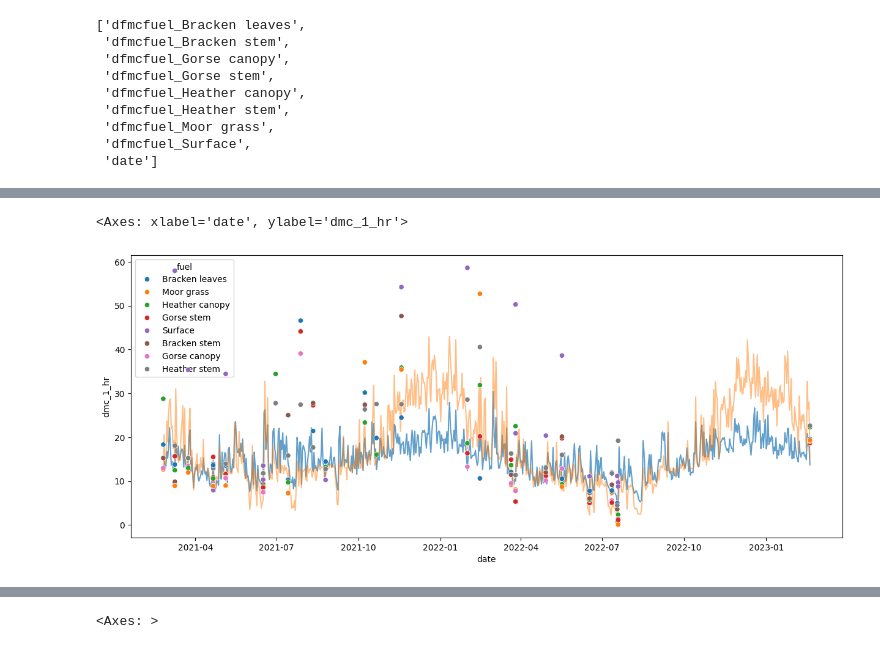
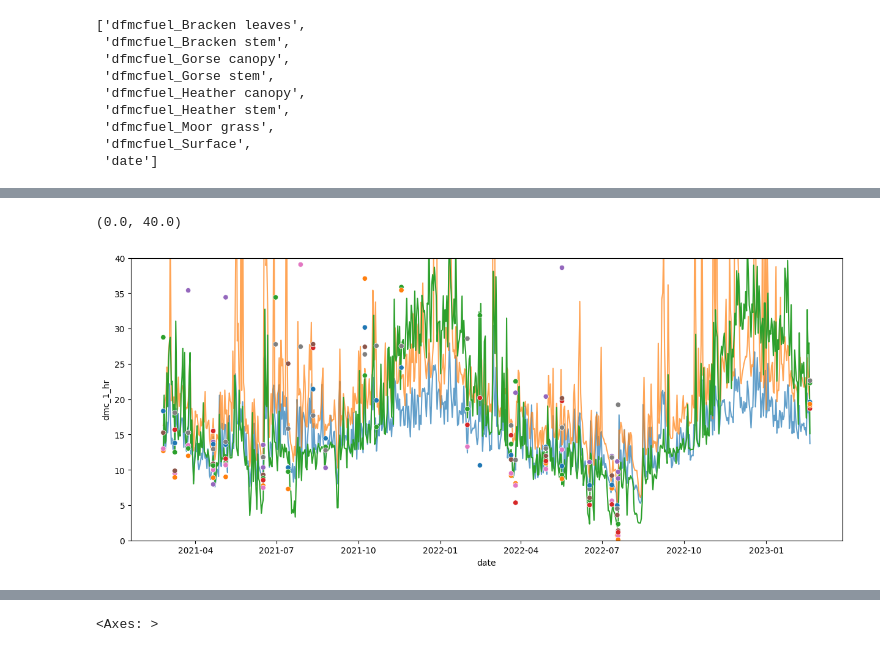
Before and after one commit to tadasnik/fuel-moisture, a Jupyter notebook: compare_dfmc.ipynb, the cells around one changed output, grey strips where cells are left out. Cells and saved outputs as stored; diff of their text form; code cells hidden in the pictures.

Commit message:
hourly fwi system

```diff
--- a/compare_dfmc.ipynb
+++ b/compare_dfmc.ipynb
@@ -31,6 +32,8 @@ def gen_data_for_site(lat, lon, start_date, end_date):
     nfd_fmc_cols += ['date']
     fuel_columns = [x for x in ffeats.columns if x.startswith("dfmcfuel_")]
     fuel_columns+=['date']
+    fwi_h = compute_fwi_system(dfr, lon, lat)
     res = dfr.merge(ffeats[fuel_columns], on='date', how='left')
     res = res.merge(nfd[nfd_fmc_cols], on='date', how='left')
+    res = res.merge(fwi_h, on='date', how='left')
     return res
@@ -121,15 +271,17 @@ ress = gen_data_for_site(lat, lon, start_date, end_date)
 # %%
     fig = plt.figure(figsize=(15, 6))
     ax = fig.add_subplot(111)
-    ressd = ress.groupby(ress.date.dt.date)[['dmc_1_hr', 'dmc_10_hr', 'dfmcfuel_Bracken leaves', 'dfmcfuel_Heather canopy', 'simple_fmc']].min()
+    ressd = ress.groupby(ress.date.dt.date)[['dmc_1_hr', 'dmc_10_hr', 'dfmcfuel_Bracken leaves', 'dfmcfuel_Heather canopy', 'simple_fmc', 'mcffmc']].min()
     sns.lineplot(data=ressd, x='date', y='dmc_1_hr', alpha=0.7, ax=ax)
-    #sns.lineplot(data=ressd, x='date', y='dmc_10_hr',alpha=0.7, ax=ax)
-    sns.lineplot(data=ressd, x='date', y='dfmcfuel_Bracken leaves',alpha=0.5, ax=ax)
+    sns.lineplot(data=ressd, x='date', y='mcffmc',alpha=0.7, ax=ax)
+    sns.lineplot(data=ressd, x='date', y='dfmcfuel_Bracken leaves',alpha=1, ax=ax)
     #sns.lineplot(data=ressd, x='date', y='dfmcfuel_Heather stem',ax=ax)
     #sns.lineplot(data=ressd, x='date', y='simple_fmc', alpha=0.5,ax=ax)
     sns.scatterplot(data=dfs, x=dfs.date.dt.date, y="fmc_%", hue="fuel", zorder=100)
+    ax.get_legend().remove()
+    ax.set_ylim(0, 40)
 # %% [output]
-<Axes: xlabel='date', ylabel='dmc_1_hr'>
+(0.0, 40.0)
-[figure, old version]
+[figure, new version]
 # %%
 ressd = ress.groupby(ress.date.dt.date)[['dmc_1_hr', 'dmc_10_hr', 'dfmcfuel_Bracken leaves', 'simple_fmc']].min()
```
Also changed, not shown: parts of 15 cells of this notebook, 3 other files.
